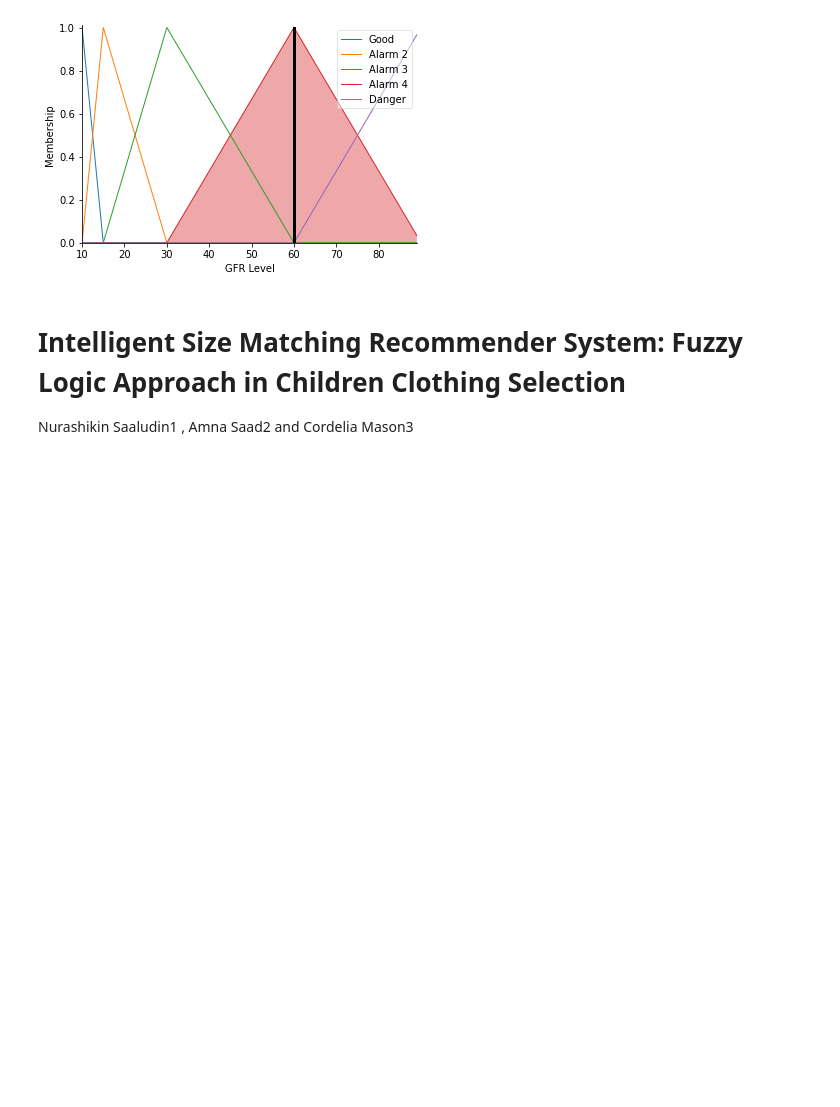
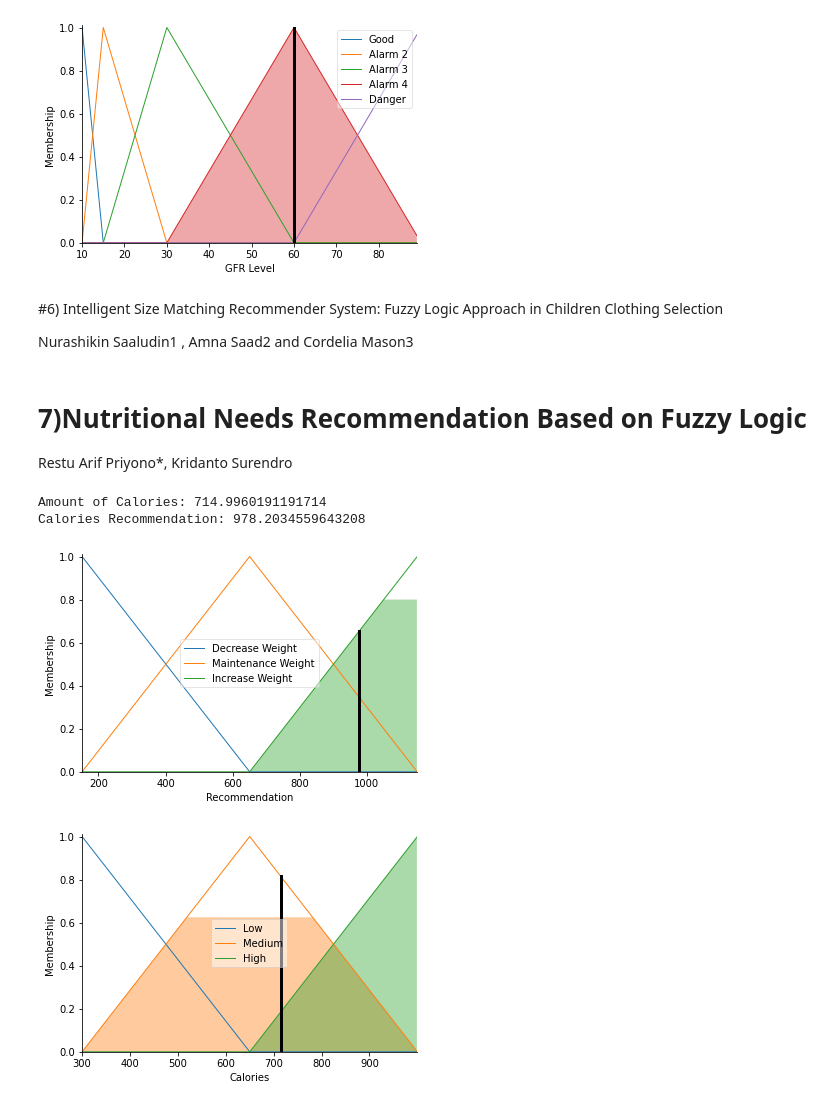
Before and after one commit to BlackCode20146231/AI-HomeWork, a Jupyter notebook: AI_WEEK_4_HOMEWORK.ipynb, the cells around one changed output. Saved outputs shown, nothing was run; the diff lists cells and outputs as text; code cells hidden in the pictures; blank space fills up the shorter version.

```diff
--- a/AI_WEEK_4_HOMEWORK.ipynb
+++ b/AI_WEEK_4_HOMEWORK.ipynb
@@ -562,8 +562,25 @@ Case Study 2 GFR Level: 59.98369464517325
 [figure]
 [figure]
 # %% [markdown]
-# Intelligent Size Matching Recommender System: Fuzzy Logic Approach in Children Clothing Selection
+#6) Intelligent Size Matching Recommender System: Fuzzy Logic Approach in Children Clothing Selection
 
 Nurashikin Saaludin1
 , Amna Saad2
 and Cordelia Mason3
+# %% [markdown]
+# 7)Nutritional Needs Recommendation Based on Fuzzy Logic
+
+Restu Arif Priyono*, Kridanto Surendro
+# %%
+# Fuzzy set
+
+#input
+age=ctal.Antecedent(np.arange(10,101,0.6),'Age')
+bmi_category=ctal.Antecedent(np.arange(16,29,0.02),'BMI Category')
+carbohydrate=ctal.Antecedent(np.arange(20,91,1),'Carbonhydrate')
+protein=ctal.Antecedent(np.arange(20,91,1),'Protein')
+fat=ctal.Antecedent(np.arange(20,91,1),'Fat')
+
+#output
+recommendation=ctal.Consequent(np.arange(151,1151,1),'Recommendation')
+calories=ctal.Consequent(np.arange(300,1000,1),'Calories')
@@ -569,0 +662,25 @@ and Cordelia Mason3
+# %%
+# Computing and Show value
+# INPUT VALUE
+recommendation_value.input['Age'] = 4
+recommendation_value.input['BMI Category'] = 16.5
+
+calories_value.input['Fat']= 30
+calories_value.input['Protein']= 45
+calories_value.input['Carbonhydrate']= 60
+
+# COMPUTING
+recommendation_value.compute()
+calories_value.compute()
+
+#SHOW RESULT
+print("Amount of Calories:",calories_value.output['Calories'])
+print("Calories Recommendation:",recommendation_value.output['Recommendation'])
+
+recommendation.view(sim=recommendation_value)
+calories.view(sim=calories_value)
+# %% [output]
+Amount of Calories: 714.9960191191714
+Calories Recommendation: 978.2034559643208
+[figure, added]
+[figure, added]
```
Also changed, not shown: parts of 4 cells of this notebook.
